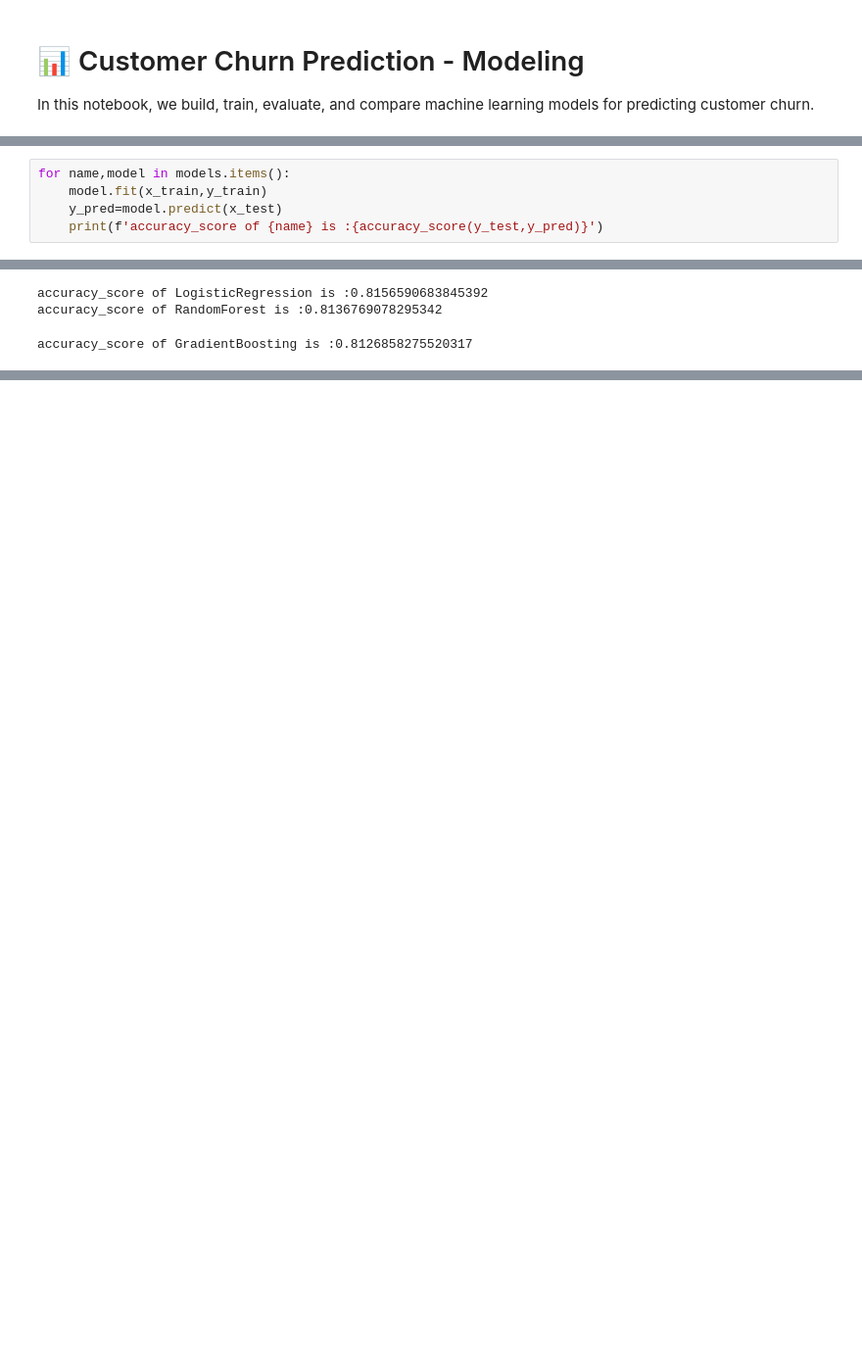
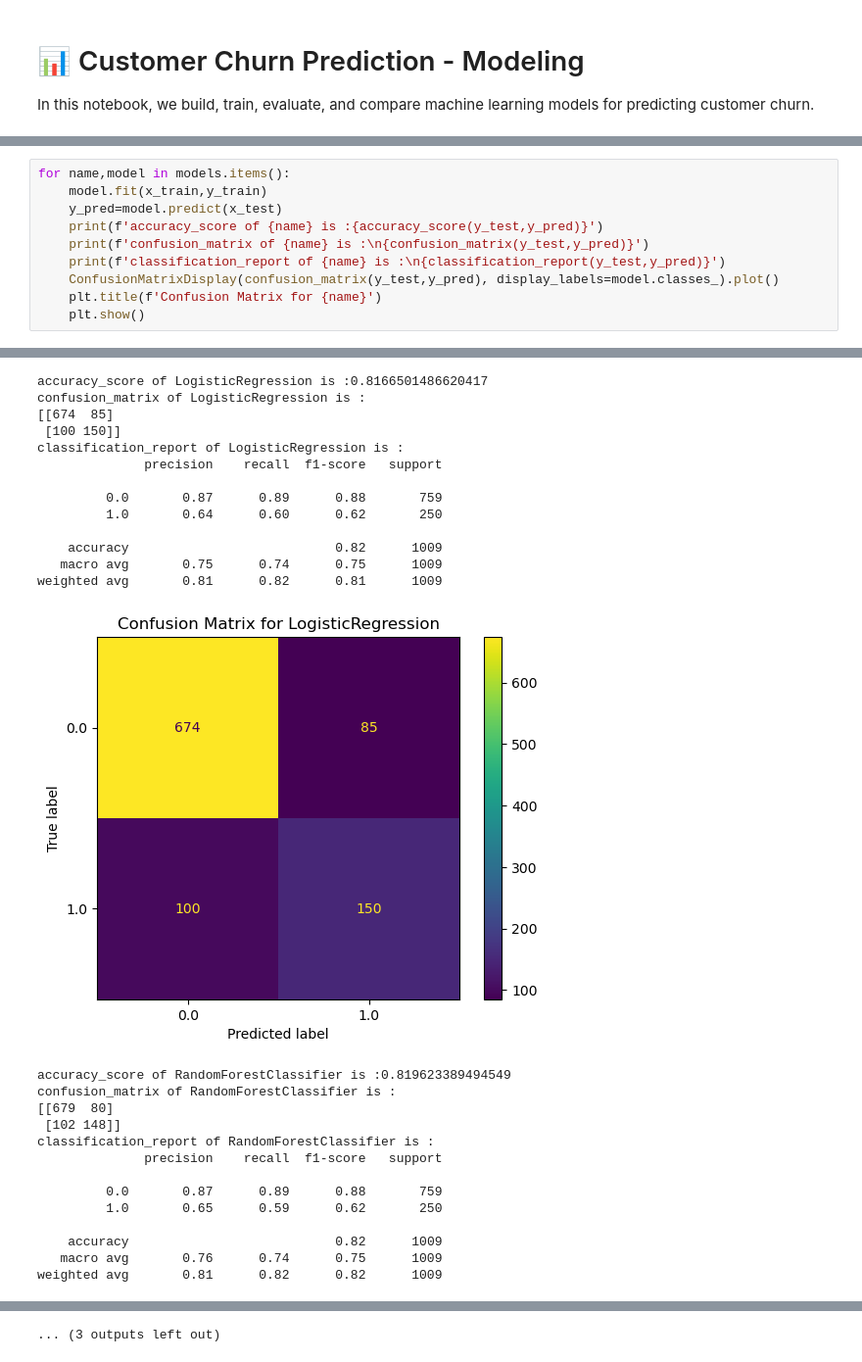
Before and after one commit to likitharai/-Customer-Churn-Demand-Prediction-Using-ML, a Jupyter notebook: Notebooks/Modling.ipynb, the cells around one changed output, grey strips where cells are left out. Shown: that part at 98% size. Cells and saved outputs as stored; diff of their text form; blank space fills up the shorter version.

```diff
--- a/Notebooks/Modling.ipynb
+++ b/Notebooks/Modling.ipynb
@@ -29,16 +33,45 @@ model={'LogisticRegression':LogisticRegression(max_iter=200),
 # %%
 for name,model in models.items():
     model.fit(x_train,y_train)
     y_pred=model.predict(x_test)
     print(f'accuracy_score of {name} is :{accuracy_score(y_test,y_pred)}')
+    print(f'confusion_matrix of {name} is :\n{confusion_matrix(y_test,y_pred)}')
+    print(f'classification_report of {name} is :\n{classification_report(y_test,y_pred)}')
+    ConfusionMatrixDisplay(confusion_matrix(y_test,y_pred), display_labels=model.classes_).plot()
+    plt.title(f'Confusion Matrix for {name}')
+    plt.show()
 # %% [output]
 STOP: TOTAL NO. of ITERATIONS REACHED LIMIT.
 
 Increase the number of iterations (max_iter) or scale the data as shown in:
     https://scikit-learn.org/stable/modules/preprocessing.html
 Please also refer to the documentation for alternative solver options:
     https://scikit-learn.org/stable/modules/linear_model.html#logistic-regression
   n_iter_i = _check_optimize_result(
-accuracy_score of LogisticRegression is :0.8156590683845392
-accuracy_score of RandomForest is :0.8136769078295342
+accuracy_score of LogisticRegression is :0.8166501486620417
+confusion_matrix of LogisticRegression is :
+[[674  85]
+ [100 150]]
+classification_report of LogisticRegression is :
+              precision    recall  f1-score   support
+
+         0.0       0.87      0.89      0.88       759
+         1.0       0.64      0.60      0.62       250
+
+    accuracy                           0.82      1009
+   macro avg       0.75      0.74      0.75      1009
+weighted avg       0.81      0.82      0.81      1009
+[figure, added]
-accuracy_score of GradientBoosting is :0.8126858275520317
+accuracy_score of RandomForestClassifier is :0.819623389494549
+confusion_matrix of RandomForestClassifier is :
+[[679  80]
+ [102 148]]
+classification_report of RandomForestClassifier is :
+              precision    recall  f1-score   support
+
+         0.0       0.87      0.89      0.88       759
+         1.0       0.65      0.59      0.62       250
+
+    accuracy                           0.82      1009
+   macro avg       0.76      0.74      0.75      1009
+weighted avg       0.81      0.82      0.82      1009
@@ -57 +124,2 @@ accuracy_score of LightGBM is :0.800792864222002
+... (3 outputs left out)
 # %% [markdown]
```
Also changed, not shown: parts of 17 cells of this notebook, 3 other files.
